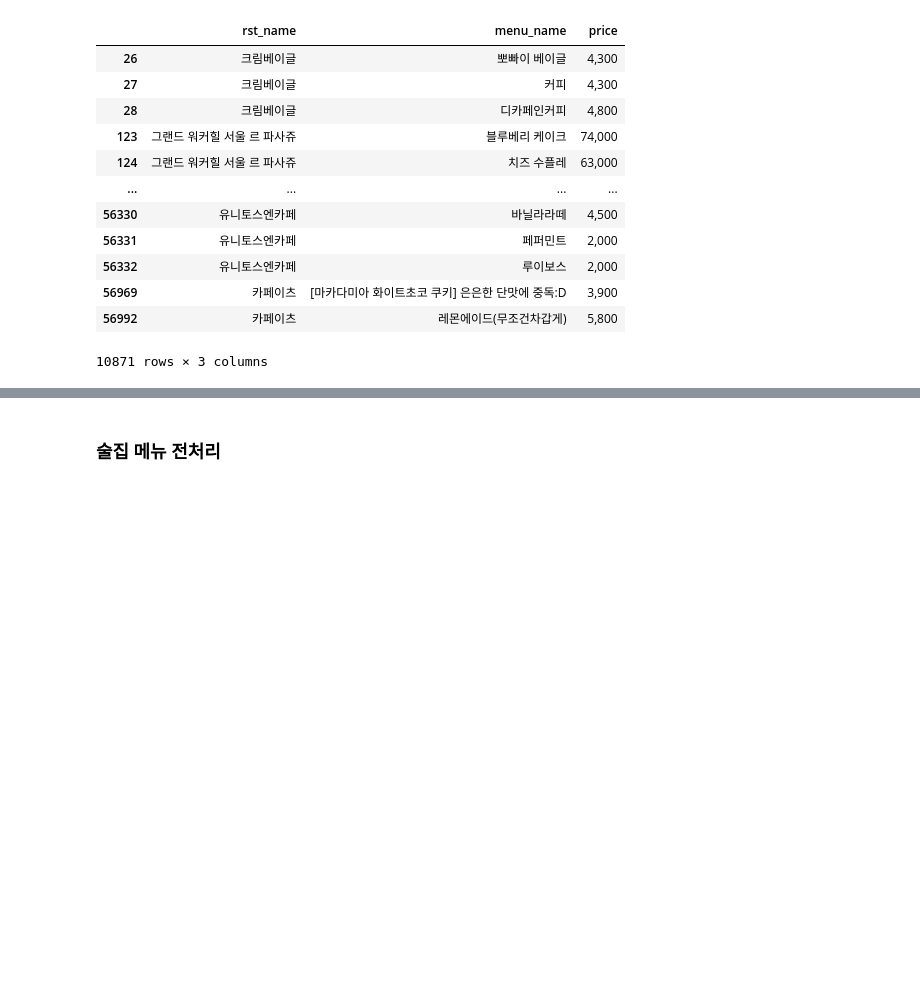
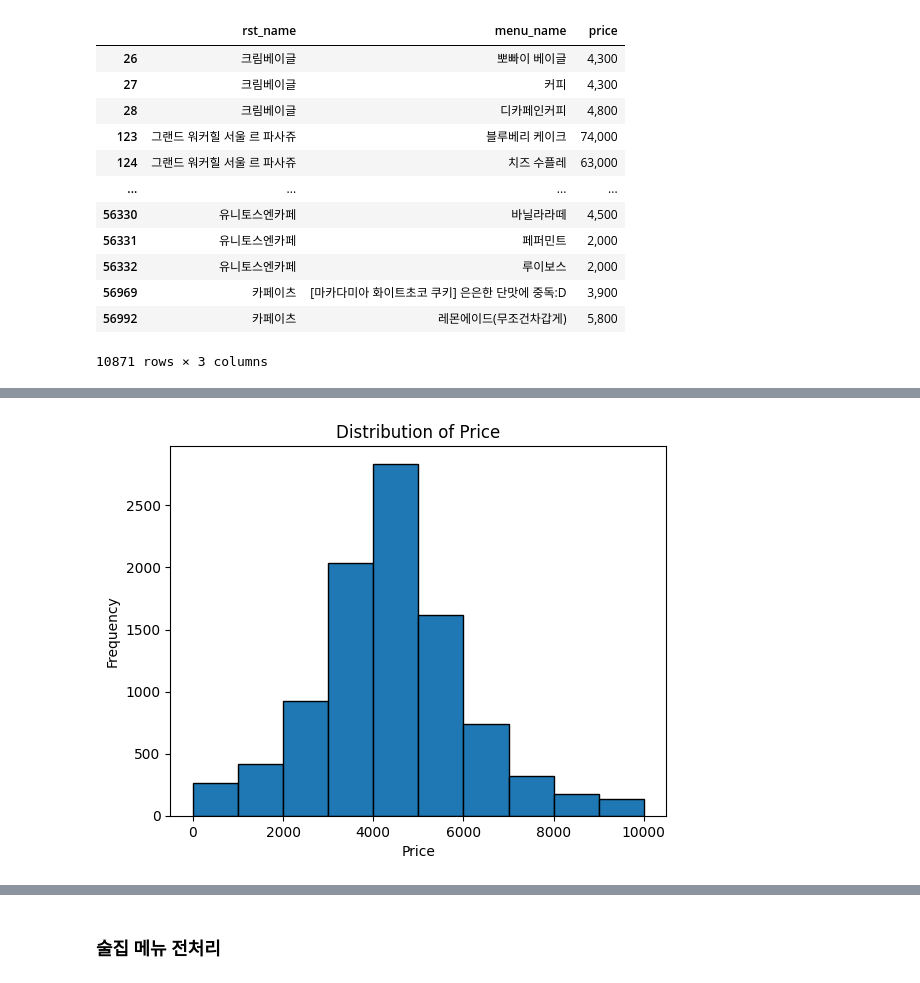
Before and after one commit to SJU-Capstone-DS-DayOne/Palette-AI-models, a Jupyter notebook: Crawling/preprocess/preprocess_menu.ipynb, the cells around one changed output, grey strips where cells are left out. Drawn from its saved outputs; the diff is of its cells as text; code cells hidden in the pictures; blank space fills up the shorter version.

```diff
--- a/Crawling/preprocess/preprocess_menu.ipynb
+++ b/Crawling/preprocess/preprocess_menu.ipynb
@@ -471,0 +536,14 @@ df_rst1
+# %%
+import matplotlib.pyplot as plt
+
+filtered_prices = df_rst1[df_rst1['price'] <= 10000]['price']
+
+# 히스토그램 그리기
+# plt.figure(figsize=(10, 10))
+plt.hist(filtered_prices, bins=10, edgecolor='black')  # 10개의 구간으로 나누어 히스토그램 그리기
+plt.xlabel('Price')
+plt.ylabel('Frequency')
+plt.title('Distribution of Price')
+plt.show()
+# %% [output]
+[figure, added]
```
Also changed, not shown: parts of 26 cells of this notebook, 2 other files.
